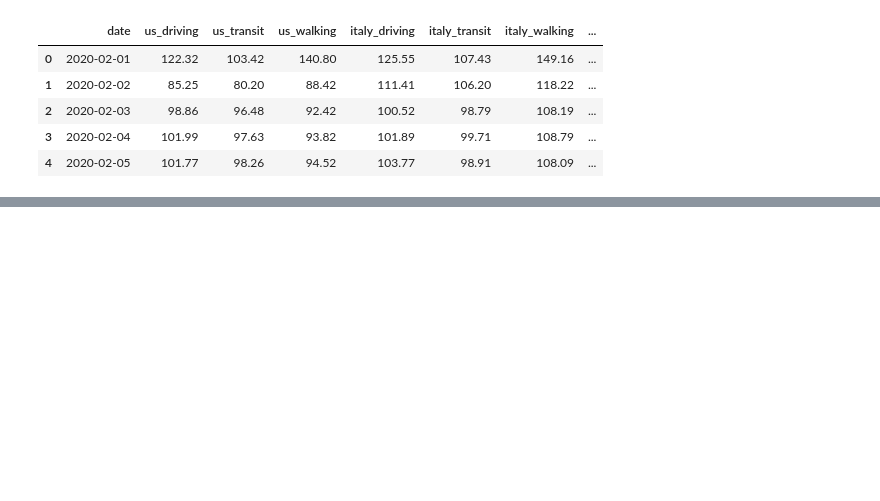
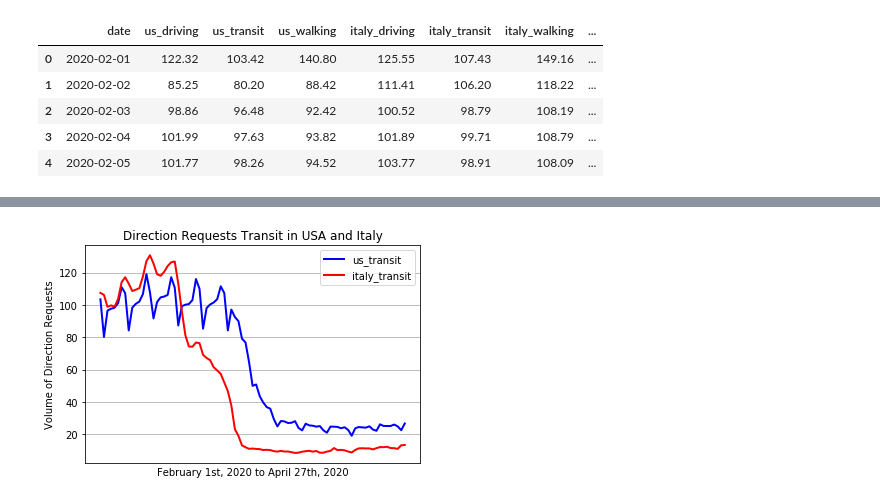
Before and after one commit to edwinmccracken/etl_project, a Jupyter notebook: visualizations.ipynb, the cells around one changed output, grey strips where cells are left out. Cells and saved outputs as stored; diff of their text form; code cells hidden in the pictures; blank space fills up the shorter version.

```diff
--- a/visualizations.ipynb
+++ b/visualizations.ipynb
@@ -22,0 +52,16 @@ plt.show()
+# %%
+fig, ax = plt.subplots()
+ax.plot('date', 'us_transit', data=joined_data, marker='', color='blue', linewidth=2)
+ax.plot('date', 'italy_transit', data=joined_data, marker='', color='red', linewidth=2)
+ax.xaxis.set_major_locator(months)
+ax.xaxis.set_major_formatter(months_fmt)
+ax.set_xlim()
+ax.grid(True)
+fig.autofmt_xdate
+ax.set_ylabel('Volume of Direction Requests')
+ax.set_xlabel('February 1st, 2020 to April 27th, 2020')
+ax.set_title('Direction Requests Transit in USA and Italy')
+ax.legend()
+plt.savefig('transit.png')
+# %% [output]
+[figure, added]
```
Also changed, not shown: parts of 8 cells of this notebook, 6 other files.
